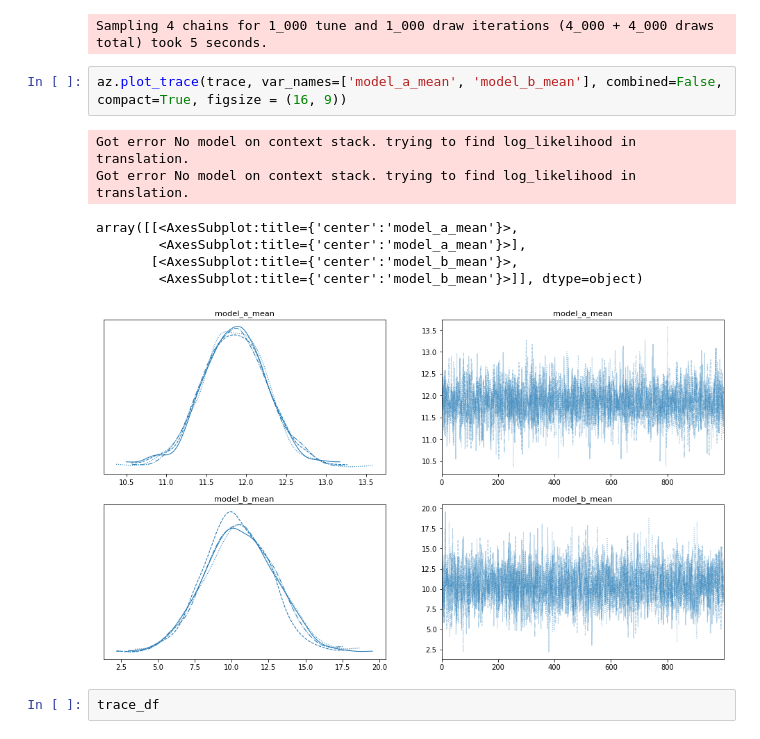
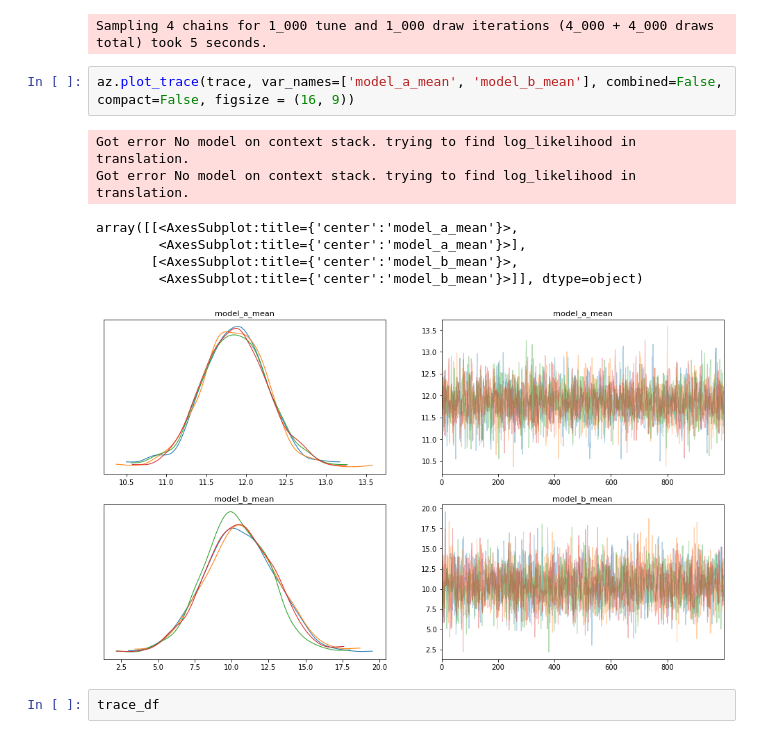
Before and after one commit to gnthibault/Optimisation-Python, a Jupyter notebook: StatisticalTest.ipynb, the cells around one changed output. Cells and saved outputs as stored; diff of their text form.

```diff
--- a/StatisticalTest.ipynb
+++ b/StatisticalTest.ipynb
@@ -1557,15 +1557,15 @@ NUTS: [v_minus_one, model_b_std, model_a_std, model_b_mean, model_a_mean]
 [interactive output not drawn]
 Sampling 4 chains for 1_000 tune and 1_000 draw iterations (4_000 + 4_000 draws total) took 5 seconds.
 # %%
-az.plot_trace(trace, var_names=['model_a_mean', 'model_b_mean'], combined=False, compact=True, figsize = (16, 9))
+az.plot_trace(trace, var_names=['model_a_mean', 'model_b_mean'], combined=False, compact=False, figsize = (16, 9))
 # %% [output]
 Got error No model on context stack. trying to find log_likelihood in translation.
 Got error No model on context stack. trying to find log_likelihood in translation.
 array([[<AxesSubplot:title={'center':'model_a_mean'}>,
         <AxesSubplot:title={'center':'model_a_mean'}>],
        [<AxesSubplot:title={'center':'model_b_mean'}>,
         <AxesSubplot:title={'center':'model_b_mean'}>]], dtype=object)
-[figure, old version]
+[figure, new version]
 # %%
 trace_df
 # %% [output]
```
